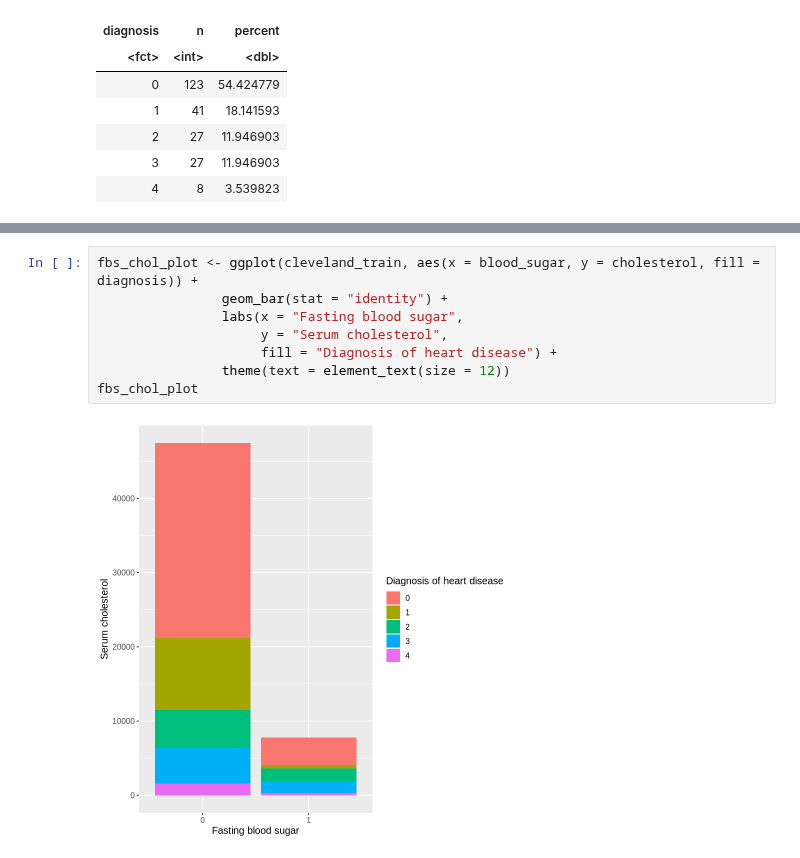
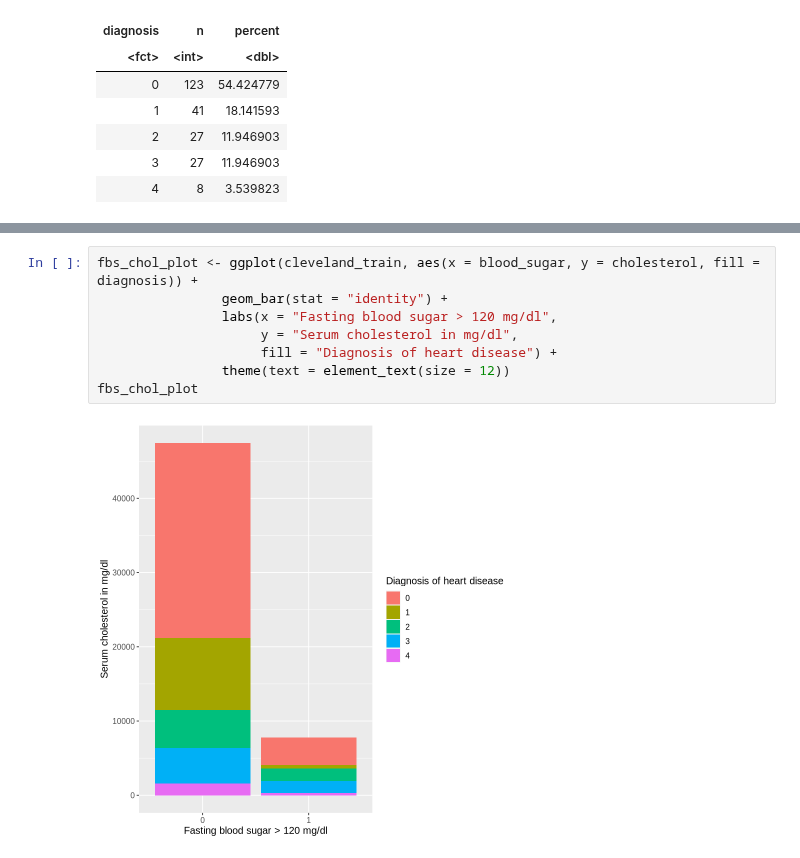
Before and after one commit to Git-Aarya/Heart-Disease-Predictor, a Jupyter notebook: project_proposal_analysis.ipynb, the cells around one changed output, grey strips where cells are left out. Cells and saved outputs as stored; diff of their text form.

```diff
--- a/project_proposal_analysis.ipynb
+++ b/project_proposal_analysis.ipynb
@@ -131,10 +131,10 @@ rbp_hr_plot
 # %%
 fbs_chol_plot <- ggplot(cleveland_train, aes(x = blood_sugar, y = cholesterol, fill = diagnosis)) +
                 geom_bar(stat = "identity") +
-                labs(x = "Fasting blood sugar",
-                     y = "Serum cholesterol",
+                labs(x = "Fasting blood sugar > 120 mg/dl",
+                     y = "Serum cholesterol in mg/dl",
                      fill = "Diagnosis of heart disease") +
                 theme(text = element_text(size = 12))
 fbs_chol_plot
 # %% [output]
-[figure, old version]
+[figure, new version]
```
Also changed, not shown: parts of 2 cells of this notebook.
